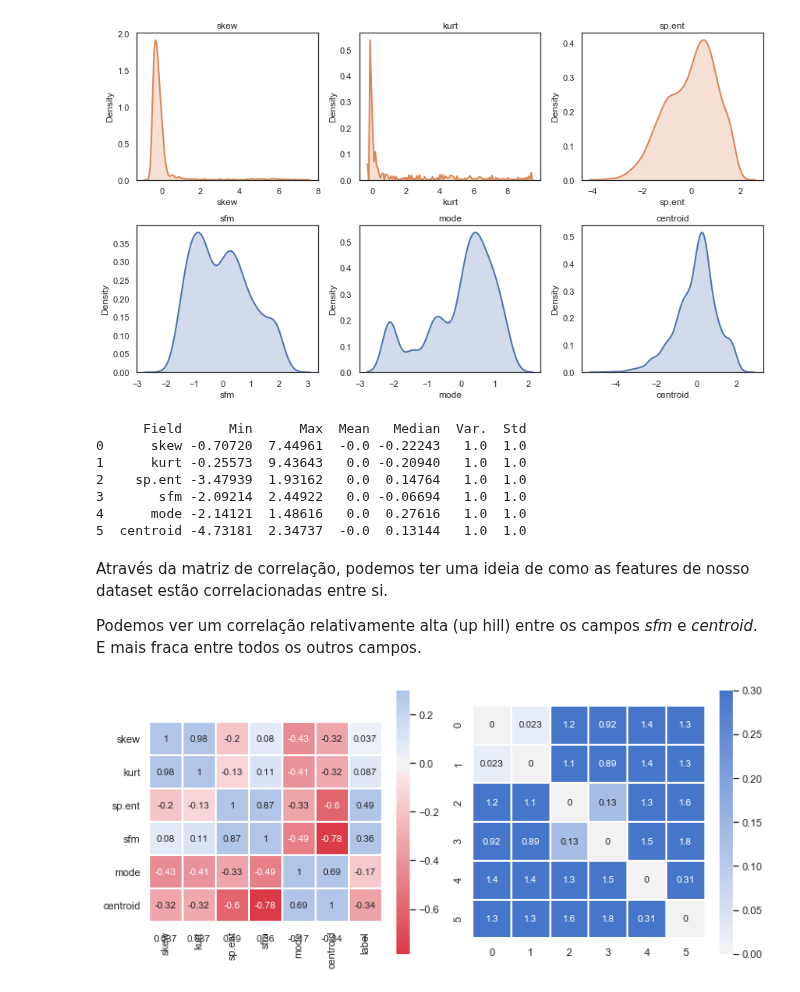
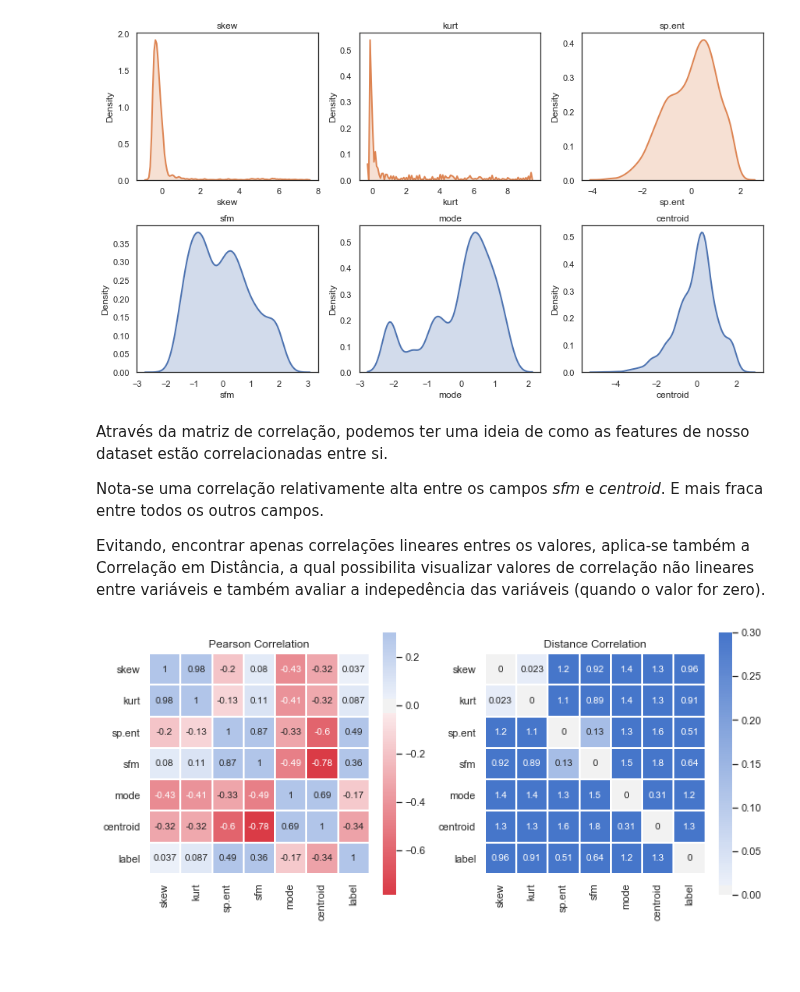
Before and after one commit to rdenadai/ia006c, a Jupyter notebook: notebooks/EFC02/EFC02.ipynb, the cells around one changed output. Cells and saved outputs as stored; diff of their text form; code cells hidden in the pictures; blank space fills up the shorter version.

```diff
--- a/notebooks/EFC02/EFC02.ipynb
+++ b/notebooks/EFC02/EFC02.ipynb
@@ -176,0 +223,17 @@ $y = \frac{x-\mu}{\sigma}$
+# %%
+data = []
+for field in ["skew", "kurt", "sp.ent", "sfm", "mode", "centroid"]:
+    unique_elements, counts_elements = np.unique(sound_c[field], return_counts=True)
+    data.append([
+        field,
+        len(sound_c[field]),
+        np.round(np.min(sound_c[field]), 5),
+        np.round(np.max(sound_c[field]), 5),
+        np.round(np.mean(sound_c[field]), 5),
+        np.round(np.median(sound_c[field]), 5),
+        np.round(np.var(sound_c[field]), 5),
+        np.round(np.std(sound_c[field]), 5),
+        len(counts_elements)
+    ])
+df2 = pd.DataFrame(data, columns=["Field", "Qtd", "Min", "Max", "Mean", "Median", "Var.", "Std", "Unique"])
+print(df2)
@@ -217,52 +278,37 @@ plt.tight_layout()
 plt.show()
 # %% [output]
 [figure]
-# %%
-data = []
-for field in ["skew", "kurt", "sp.ent", "sfm", "mode", "centroid"]:
-    data.append([
-        field,
-        np.round(np.min(sound_c[field]), 5),
-        np.round(np.max(sound_c[field]), 5),
-        np.round(np.mean(sound_c[field]), 5),
-        np.round(np.median(sound_c[field]), 5),
-        np.round(np.var(sound_c[field]), 5),
-        np.round(np.std(sound_c[field]), 5),
-    ])
-df2 = pd.DataFrame(data, columns=["Field", "Min", "Max", "Mean", "Median", "Var.", "Std"])
-print(df2)
-# %% [output]
-      Field      Min      Max  Mean   Median  Var.  Std
-0      skew -0.70720  7.44961  -0.0 -0.22243   1.0  1.0
-1      kurt -0.25573  9.43643   0.0 -0.20940   1.0  1.0
-2    sp.ent -3.47939  1.93162   0.0  0.14764   1.0  1.0
-3       sfm -2.09214  2.44922   0.0 -0.06694   1.0  1.0
-4      mode -2.14121  1.48616   0.0  0.27616   1.0  1.0
-5  centroid -4.73181  2.34737  -0.0  0.13144   1.0  1.0
 # %% [markdown]
 Através da matriz de correlação, podemos ter uma ideia de como as features de nosso dataset estão correlacionadas entre si.
 
-Podemos ver um correlação relativamente alta (up hill) entre os campos *sfm* e *centroid*. E mais fraca entre todos os outros campos.
+Nota-se uma correlação relativamente alta entre os campos *sfm* e *centroid*. E mais fraca entre todos os outros campos.
+
+Evitando, encontrar apenas correlações lineares entres os valores, aplica-se também a Correlação em Distância, a qual possibilita visualizar valores de correlação não lineares entre variáveis e também avaliar a indepedência das variáveis (quando o valor for zero).
 # %%
 corr = sound_c.corr()
+fields = ["skew", "kurt", "sp.ent", "sfm", "mode", "centroid", "label"]
 
-dcorr = np.zeros((6, 6))
-for i, field in enumerate(["skew", "kurt", "sp.ent", "sfm", "mode", "centroid"]):
-    for k, field2 in enumerate(["skew", "kurt", "sp.ent", "sfm", "mode", "centroid"]):
-        dcorr[i][k] = correlation(sound_c[field], sound_c[field2])
+dcorr = np.zeros((7, 7))
+for i, field in enumerate(fields):
+    for k, field2 in enumerate(fields):
+        dcorr[i][k] = dcorrelation(sound_c[field], sound_c[field2])
 
 cmap = sns.diverging_palette(10, 255, as_cmap=True)
 
 plt.figure(figsize=(10, 8))
 plt.subplot(1, 2, 1)
+plt.title("Pearson Correlation")
 ax = sns.heatmap(corr, cmap=cmap, vmax=.3, center=0,
             square=True, linewidths=1, annot=True, cbar_kws={"shrink": .5})
-ax.set_ylim(6, 0)
+ax.set_ylim(7, 0)
 plt.subplot(1, 2, 2)
+plt.title("Distance Correlation")
 ax = sns.heatmap(dcorr, cmap=cmap, vmax=.3, center=0,
-            square=True, linewidths=1, annot=True, cbar_kws={"shrink": .5})
-ax.set_ylim(6, 0)
+            square=True, linewidths=1, annot=True, cbar_kws={"shrink": .5},
+            xticklabels=fields, yticklabels=fields
+)
+ax.set_ylim(7, 0)
 plt.tight_layout()
 plt.show()
 # %% [output]
-[figure, old version]
+[figure, new version]
```
Also changed, not shown: parts of 12 cells of this notebook.
